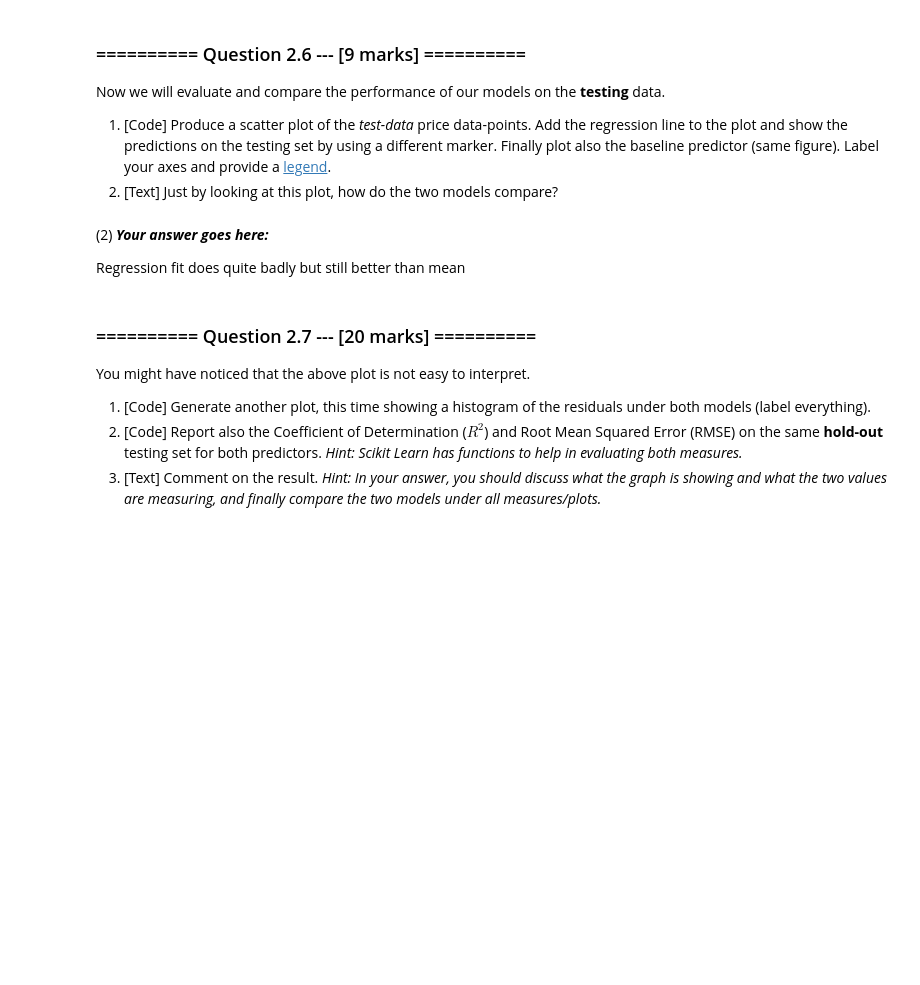
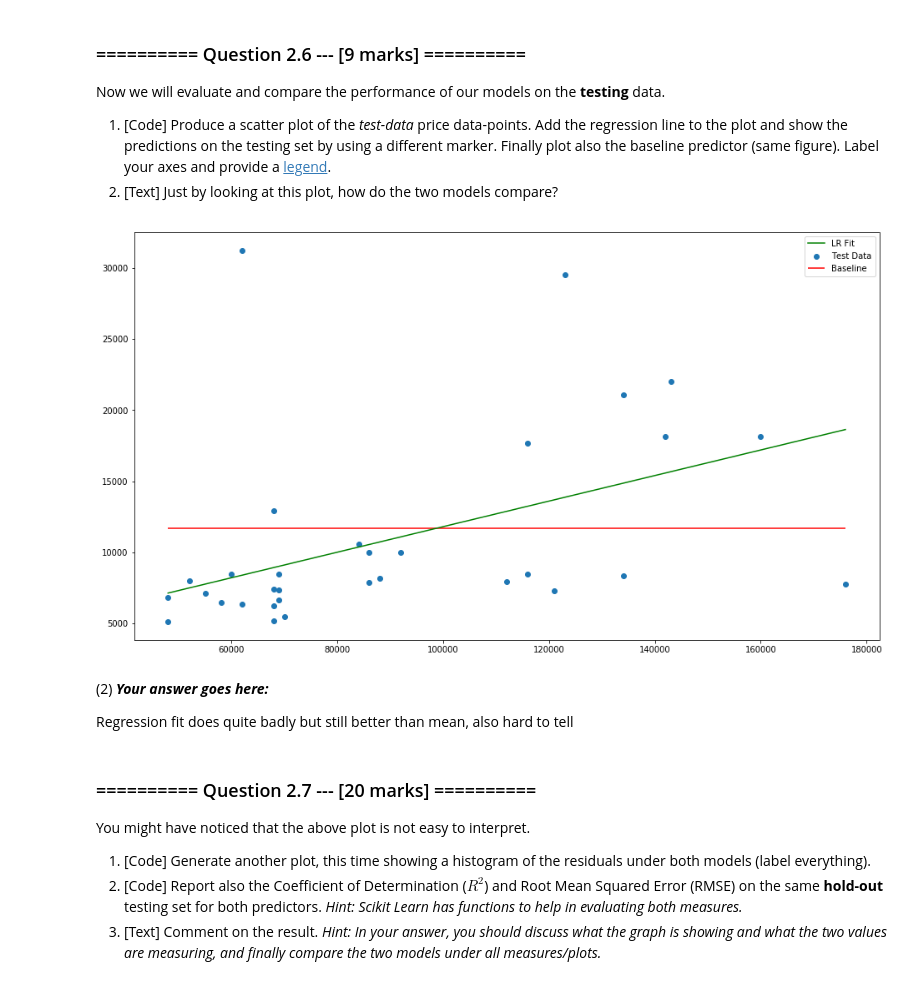
Before and after one commit to stuphys1729/IAML, a Jupyter notebook: Assignments/02_LinearRegression.ipynb, the cells around one changed output. Cells and saved outputs as stored; diff of their text form; code cells hidden in the pictures; blank space fills up the shorter version.

```diff
--- a/Assignments/02_LinearRegression.ipynb
+++ b/Assignments/02_LinearRegression.ipynb
@@ -285,12 +297,19 @@ Now we will evaluate and compare the performance of our models on the **testing*
 # %%
 # (1) # Your Code goes here:
 # points of test data
+plt.scatter(X_test, y_test, label='Test Data')
 # y = mx + c of regression fit
+pltx = np.linspace(min(X_test), max(X_test))
+plt.plot(pltx, [lr.coef_[0]*x + lr.intercept_ for x in pltx], color='g', label='LR Fit')
 # flat line of training mean
+plt.hlines(auto_numeric['price'].mean(), min(X_test), max(X_test), color='r', label='Baseline')
+plt.legend(loc='upper right');
+# %% [output]
+[figure, added]
 # %% [markdown]
 (2) ***Your answer goes here:***
 
-Regression fit does quite badly but still better than mean
+Regression fit does quite badly but still better than mean, also hard to tell
 # %% [markdown]
 ### ========== Question 2.7 --- [20 marks] ==========
 
```
Also changed, not shown: parts of 28 cells of this notebook, 1 other file.
